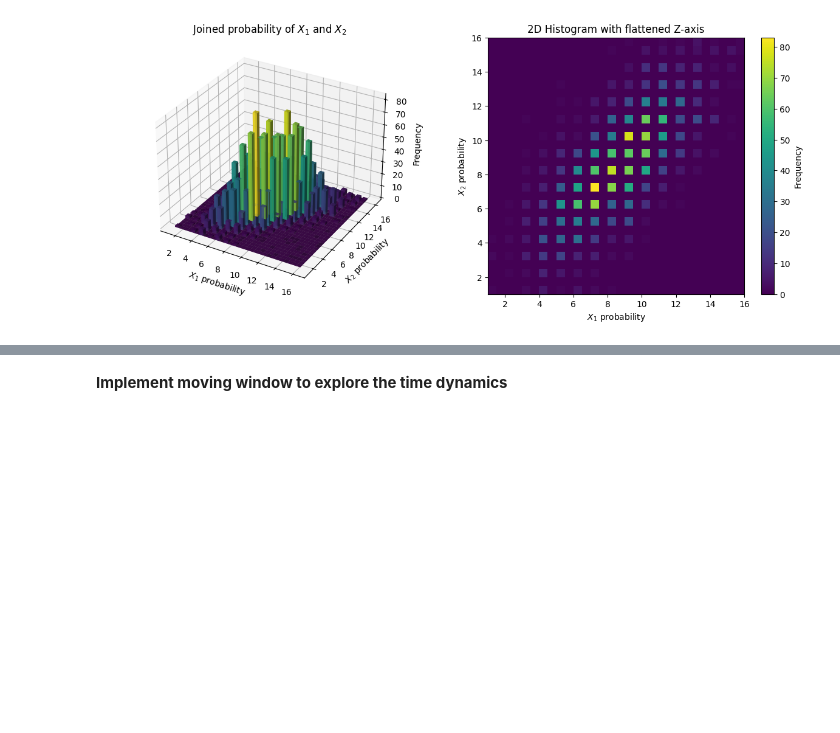
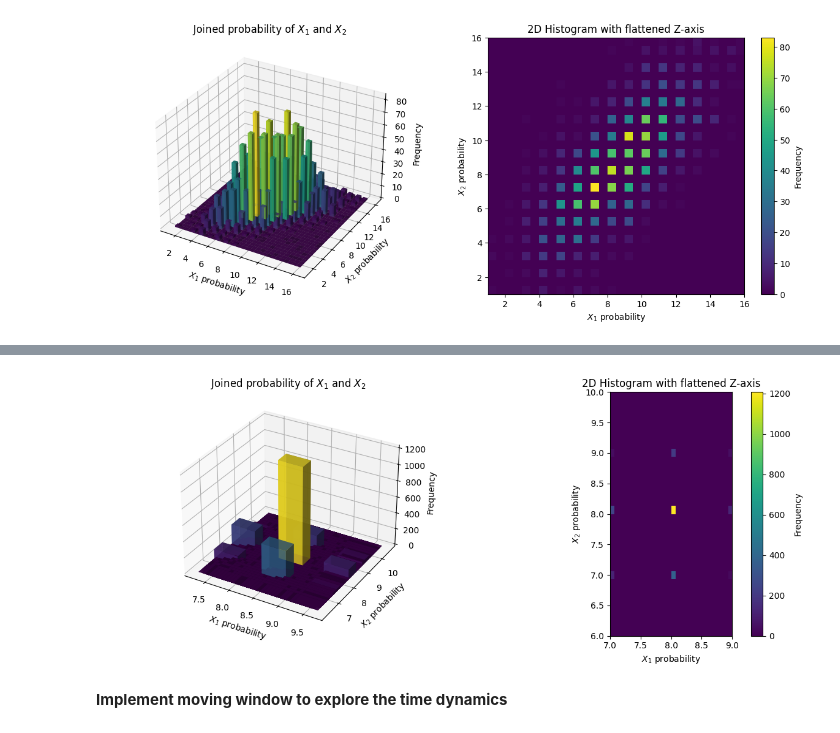
Before and after one commit to cyrilrommens/Free_energy_of_simplicial_complexes, a Jupyter notebook: Week_18.ipynb, the cells around one changed output, grey strips where cells are left out. Drawn from its saved outputs; the diff is of its cells as text; code cells hidden in the pictures; blank space fills up the shorter version.

```diff
--- a/Week_18.ipynb
+++ b/Week_18.ipynb
@@ -220,3 +297,42 @@ plt.show()
+# %%
+discretized_time_series = pd.read_csv('discretized_time_series.txt', sep=' ', header=None)
+# %%
+# Example for two correlations
+x = discretized_time_series.iloc[:, 0].tolist()
+y = discretized_time_series.iloc[:, 1].tolist()
+
+# Create figure and subplots
+fig, ax = plt.subplots(1, 2, figsize=(12, 5))
+
+# Plot 3D histogram
+ax1 = fig.add_subplot(121, projection='3d')
+hist, xedges, yedges = np.histogram2d(x, y, bins=30)
+xpos, ypos = np.meshgrid(xedges[:-1] + 0.25, yedges[:-1] + 0.25, indexing="ij")
+xpos = xpos.ravel()
+ypos = ypos.ravel()
+zpos = np.zeros_like(xpos)
+dx = dy = 0.5 * np.ones_like(zpos)
+dz = hist.ravel()
+ax1.bar3d(xpos, ypos, zpos, dx, dy, dz, zsort='average', color=plt.cm.viridis(dz / dz.max()), alpha=0.8)
+ax1.set_xlabel('$X_1$ probability')
+ax1.set_ylabel('$X_2$ probability')
+ax1.set_zlabel('Frequency')
+ax1.set_title('Joined probability of $X_1$ and $X_2$')
+
+# Plot 2D histogram
+hist, xedges, yedges = np.histogram2d(x, y, bins=30)
+img = ax[1].imshow(hist.T, extent=[xedges[0], xedges[-1], yedges[0], yedges[-1]], origin='lower', cmap='viridis')
+ax[1].set_xlabel('$X_1$ probability')
+ax[1].set_ylabel('$X_2$ probability')
+ax[1].set_title('2D Histogram with flattened Z-axis')
+
+# Figure specs
+plt.colorbar(img, ax=ax[1], label='Frequency')
+ax[0].axis('off')
+plt.tight_layout()
+plt.show()
+# %% [output]
+[figure, added]
 # %% [markdown]
 **Implement moving window to explore the time dynamics**
 # %%
```
Also changed, not shown: parts of 7 cells of this notebook, 2 other files.
